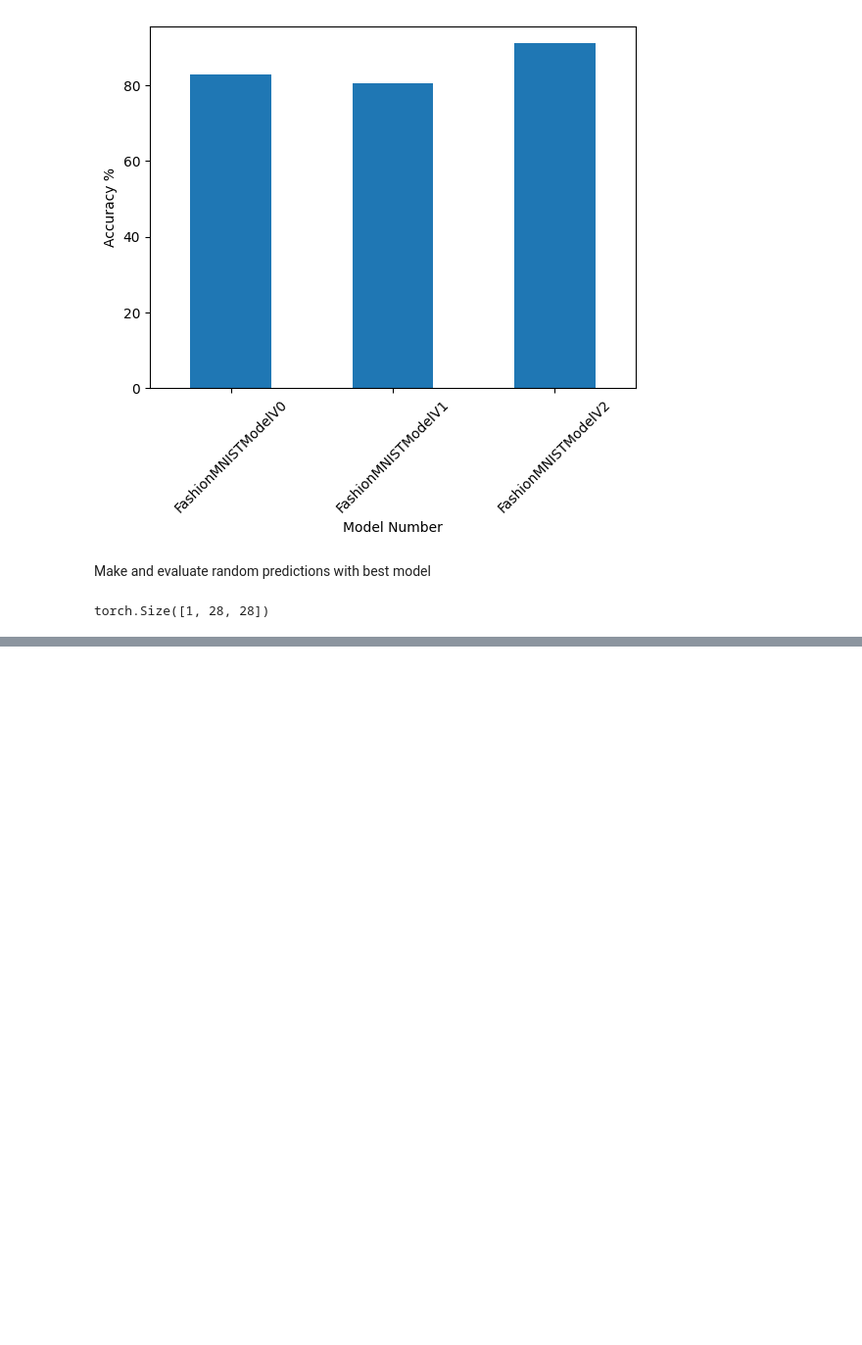
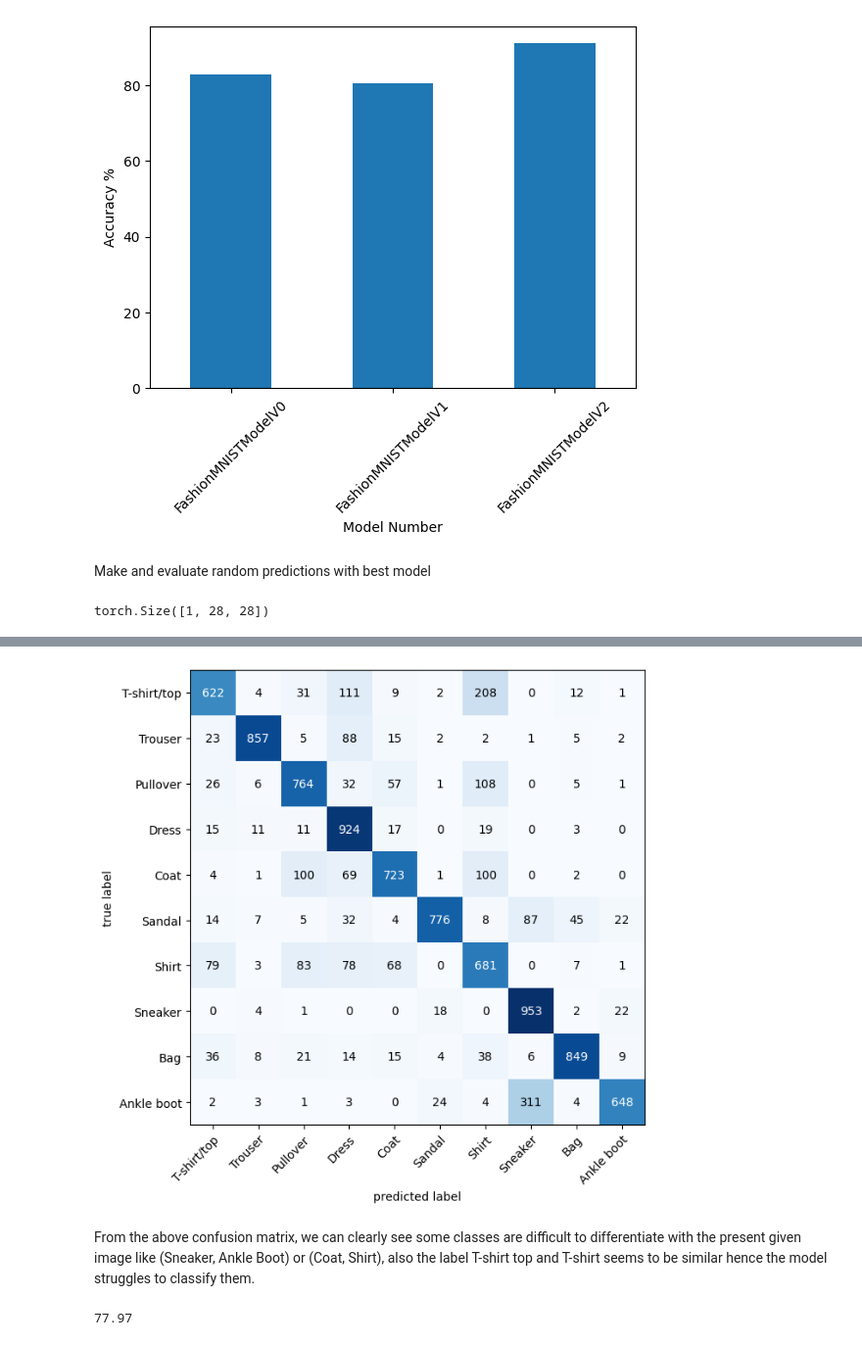
Before and after one commit to Nitin-Flavier13/Pytorch-For-DeepLearning, a Jupyter notebook: 04_pytorch_computer_vision.ipynb, the cells around one changed output, grey strips where cells are left out. Shown at 98% size. Saved outputs shown, nothing was run; the diff lists cells and outputs as text; code cells hidden in the pictures; blank space fills up the shorter version.

Commit message:
completed evaluating CNN FashionMNISTV2 model

```diff
--- a/04_pytorch_computer_vision.ipynb
+++ b/04_pytorch_computer_vision.ipynb
@@ -907,0 +889,18 @@ plt.show()
+# %%
+# Lets plot the Confusion Matrix
+
+y_preds = []
+y_true = []
+model_2.eval()
+
+with torch.inference_mode():
+    for X,y in tqdm(test_dataloader,desc="Making Predictions"):
+        X,y = X.to(device),y.to(device)
+        y_pred_logits = model_2(X)
+        y_pred = torch.softmax(y_pred_logits,dim=0).argmax(dim=1)
+
+        y_preds.append(y_pred.cpu())
+        y_true.append(y.cpu())
+
+y_pred_tensor = torch.cat(y_preds)
+y_true_tensor = torch.cat(y_true)
@@ -907,0 +910,19 @@ plt.show()
+# %%
+conf_matrix = ConfusionMatrix(task="multiclass",num_classes=len(class_names))
+conf_mat_tensor = conf_matrix(preds=y_pred_tensor,target=y_true_tensor)
+
+# plot the confusion matrix
+fig,ax = plot_confusion_matrix(
+    conf_mat=conf_mat_tensor.numpy(),
+    class_names=class_names,
+    figsize=(10,7)
+)
+# %% [output]
+[figure, added]
+# %% [markdown]
+From the above confusion matrix, we can clearly see some classes are difficult to differentiate with the present given image like (Sneaker, Ankle Boot) or (Coat, Shirt), also the label T-shirt top and T-shirt seems to be similar hence the model struggles to classify them.
+# %%
+acc = accuracy_fn(y_true_tensor,y_pred_tensor)
+acc
+# %% [output]
+77.97
```
Also changed, not shown: parts of 10 cells of this notebook, 4 other files.
